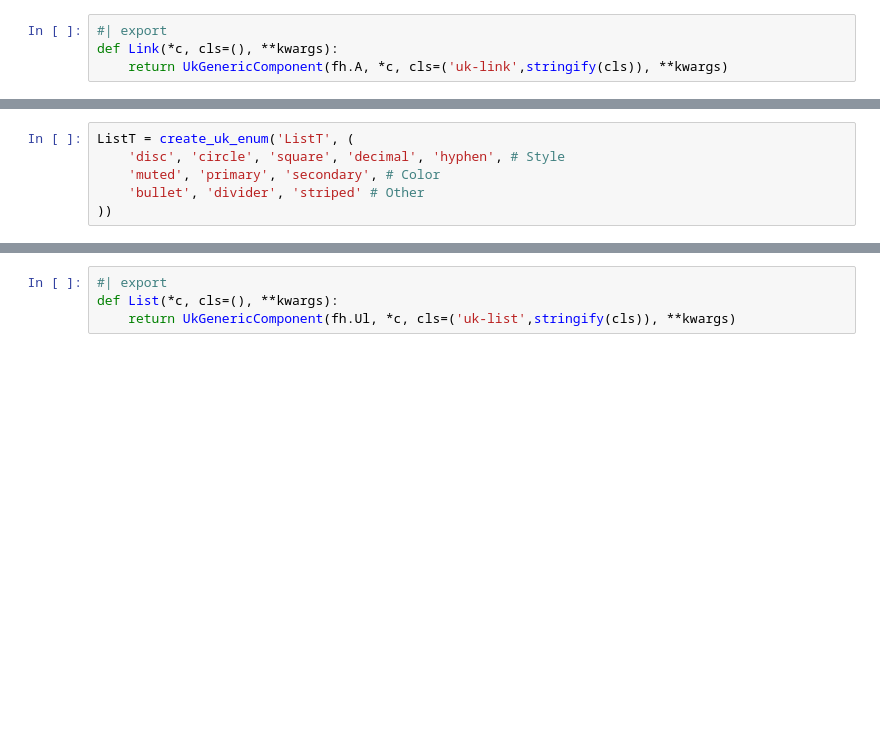
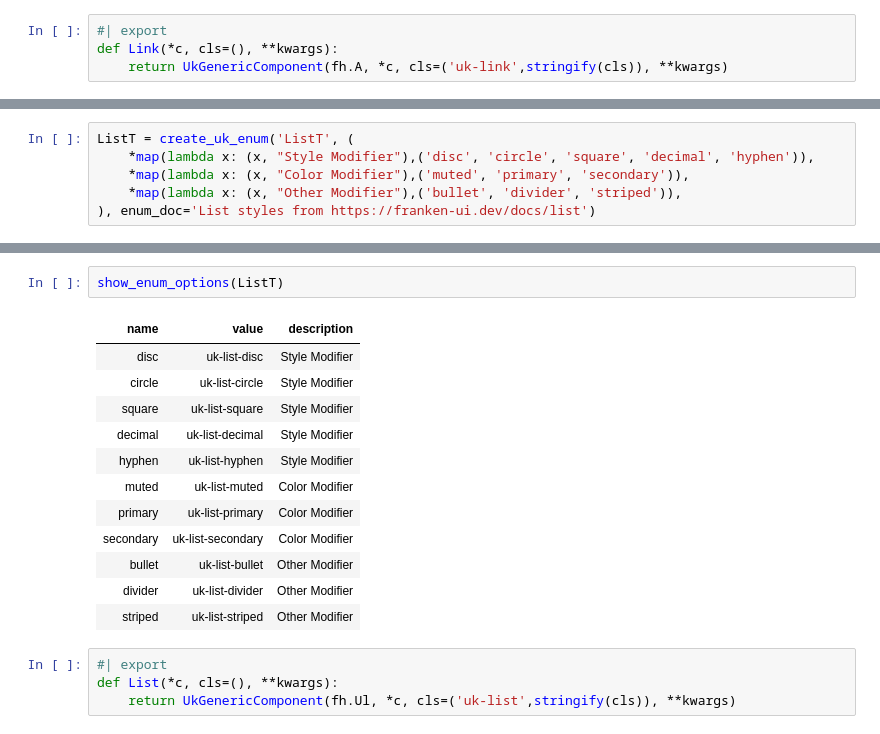
Before and after one commit to AnswerDotAI/fh-frankenui, a Jupyter notebook: lib_nbs/01_core.ipynb, the cells around one changed output, grey strips where cells are left out. Drawn from its saved outputs; the diff is of its cells as text; blank space fills up the shorter version.

```diff
--- a/lib_nbs/01_core.ipynb
+++ b/lib_nbs/01_core.ipynb
@@ -450,6 +529,6 @@ def Link(*c, cls=(), **kwargs):
 # %%
 ListT = create_uk_enum('ListT', (
-    'disc', 'circle', 'square', 'decimal', 'hyphen', # Style
-    'muted', 'primary', 'secondary', # Color
-    'bullet', 'divider', 'striped' # Other
-))
+    *map(lambda x: (x, "Style Modifier"),('disc', 'circle', 'square', 'decimal', 'hyphen')),
+    *map(lambda x: (x, "Color Modifier"),('muted', 'primary', 'secondary')),
+    *map(lambda x: (x, "Other Modifier"),('bullet', 'divider', 'striped')),
+), enum_doc='List styles from https://franken-ui.dev/docs/list')
@@ -456,3 +545,18 @@ ListT = create_uk_enum('ListT', (
+# %%
+show_enum_options(ListT)
+# %% [output]
+| name | value | description |
+| disc | uk-list-disc | Style Modifier |
+| circle | uk-list-circle | Style Modifier |
+| square | uk-list-square | Style Modifier |
+| decimal | uk-list-decimal | Style Modifier |
+| hyphen | uk-list-hyphen | Style Modifier |
+| muted | uk-list-muted | Color Modifier |
+| primary | uk-list-primary | Color Modifier |
+| secondary | uk-list-secondary | Color Modifier |
+| bullet | uk-list-bullet | Other Modifier |
+| divider | uk-list-divider | Other Modifier |
+| striped | uk-list-striped | Other Modifier |
 # %%
 #| export
 def List(*c, cls=(), **kwargs):
```
Also changed, not shown: parts of 34 cells of this notebook, 1 other file.
